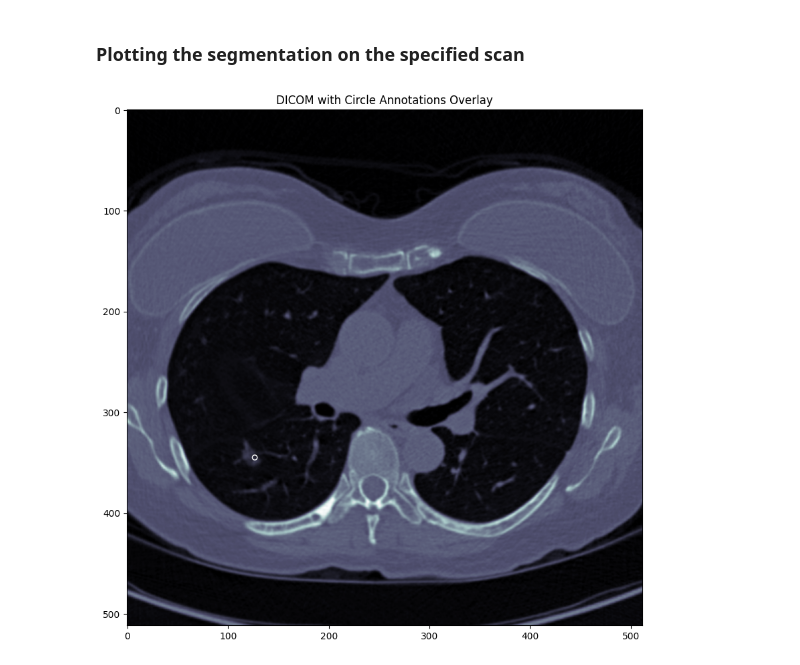
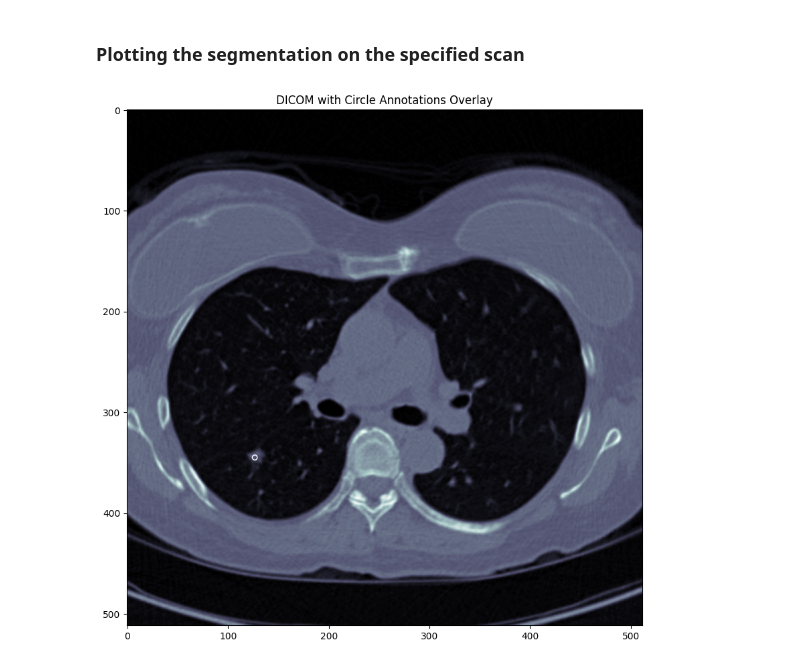
Before and after one commit to Neermita18/NSCLC_gene_mutation_cse_intern, a Jupyter notebook: Tumor_segmentations_from_XML_AIM.ipynb, the cells around one changed output. Saved outputs shown, nothing was run; the diff lists cells and outputs as text; code cells hidden in the pictures.

```diff
--- a/Tumor_segmentations_from_XML_AIM.ipynb
+++ b/Tumor_segmentations_from_XML_AIM.ipynb
@@ -69,7 +66,7 @@ import numpy as np
 
 
 xml_file = 'AMC-003.xml'
-dicom_file = '1-130.dcm'
+dicom_file = '1-123.dcm'
 
 def extract_circle_annotations(xml_file):
     tree = ET.parse(xml_file)
@@ -99,20 +96,24 @@ def extract_circle_annotations(xml_file):
             circles.append((center, radius))
 
     return circles
-
-dicom_data = pydicom.dcmread(dicom_file)
-circles = extract_circle_annotations(xml_file)
-
-plt.figure(figsize=(10,10))
-plt.imshow(dicom_data.pixel_array, cmap=plt.cm.bone)
-
-for center, radius in circles:
-    circle = Circle(center, radius, color='w', fill=False)
-    plt.gca().add_patch(circle)
-
-
-plt.title('DICOM with Circle Annotations Overlay')
-plt.show()
-# %% [output]
-[figure, removed]
+# %%
+dicom_data = pydicom.dcmread(dicom_file)
+
+circles = extract_circle_annotations(xml_file)
+
+fig, ax = plt.subplots(figsize=(10, 10))
+ax.imshow(dicom_data.pixel_array, cmap=plt.cm.bone)
+
+
+ax.set_aspect('equal')
+
+
+for center, radius in circles:
+    circle = Circle(center, radius, color='w', fill=False)
+    ax.add_patch(circle)
+
+plt.title('DICOM with Circle Annotations Overlay')
+plt.show()
+# %% [output]
+[figure, added]
 # %%
```
Also changed, not shown: parts of 17 cells of this notebook.
